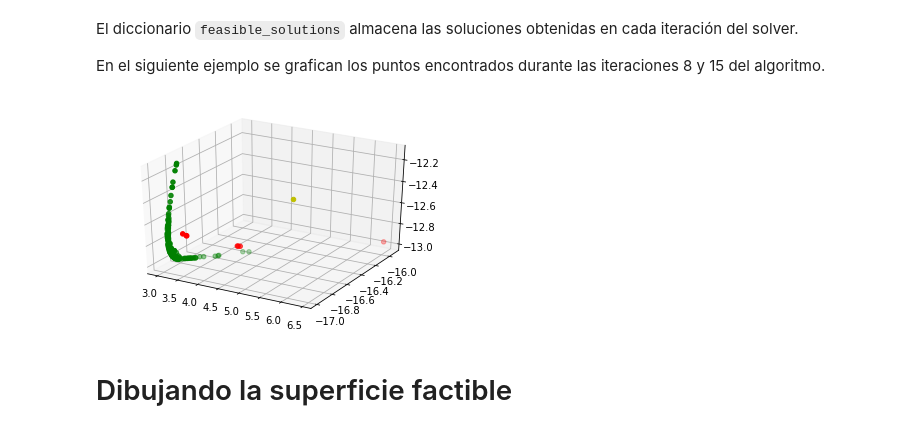
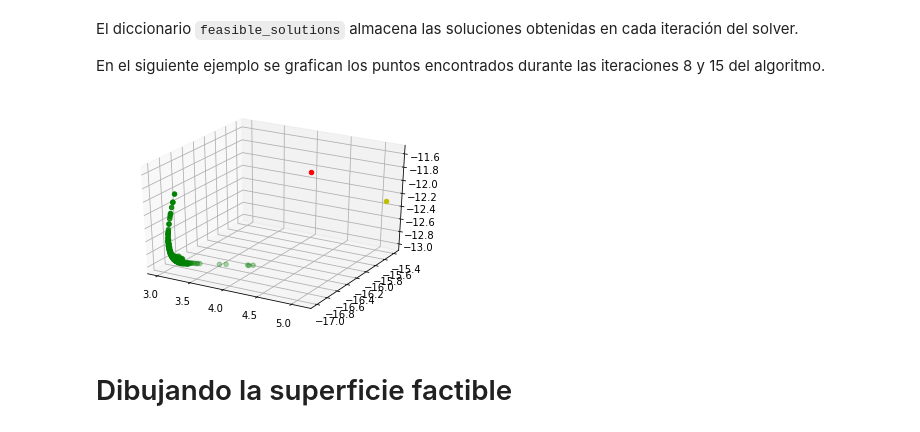
Before and after one commit to rilianx/Research, a Jupyter notebook: ibexmop3/tutorial_ibexmop.ipynb, the cells around one changed output. Drawn from its saved outputs; the diff is of its cells as text; code cells hidden in the pictures.

```diff
--- a/ibexmop3/tutorial_ibexmop.ipynb
+++ b/ibexmop3/tutorial_ibexmop.ipynb
@@ -37,11 +37,11 @@ stdin, stdout, stderr = ssh.exec_command(cmd)
 
 xdata=[]; ydata=[]; zdata=[]
 iter=0
-selected_box_id = {}; feasible_solutions= {}; new_boxes_id = {}; boxes = dict()
+selected_box_id = {}; feasible_solutions= {}; new_boxes_id = {}; boxes = dict(); discarded_boxes=set()
 flag=None
 for line in stdout.readlines():
     if line.strip()=="NDS:": flag="nds"; continue
-    if line.strip()=="left_boxes:": flag="boxes"; continue
+    if line.strip()=="discarded_boxes:": flag="boxes"; continue
     if line.strip()=="end": flag=None; continue
 
     if flag=="nds":
@@ -65,6 +65,8 @@ for line in stdout.readlines():
                 idbox = int(sp_line[1])
                 boxes[idbox] =  np.fromstring(sp_line[2], sep=' ')
                 new_boxes_id[iter].append( idbox )
+    elif flag == "boxes":
+        discarded_boxes.add(int(line))
 
 if iter in feasible_solutions:
     feasible_solutions[iter] = np.array(feasible_solutions[iter])
@@ -134,23 +140,23 @@ En el siguiente ejemplo se grafican los puntos encontrados durante las iteracion
 # %%
 xx = feasible_solutions[8][:,0]
 yy = feasible_solutions[8][:,1]
 zz = feasible_solutions[8][:,2]
 
-xx2 = feasible_solutions[15][:,0]
-yy2 = feasible_solutions[15][:,1]
-zz2 = feasible_solutions[15][:,2]
+xx2 = feasible_solutions[10][:,0]
+yy2 = feasible_solutions[10][:,1]
+zz2 = feasible_solutions[10][:,2]
 
 fig = plt.figure()
 
 ax = plt.axes(projection='3d')
 
 #ax.view_init(5,5 )
 ax.scatter3D(xdata, ydata, zdata, c='g');
 ax.scatter3D(xx, yy, zz, c='r');
 ax.scatter3D(xx2, yy2, zz2, c='y');
 plt.show()
 # %% [output]
-[figure, old version]
+[figure, new version]
 # %% [markdown]
 Dibujando la superficie factible
 ==
```
Also changed, not shown: parts of 4 cells of this notebook.
